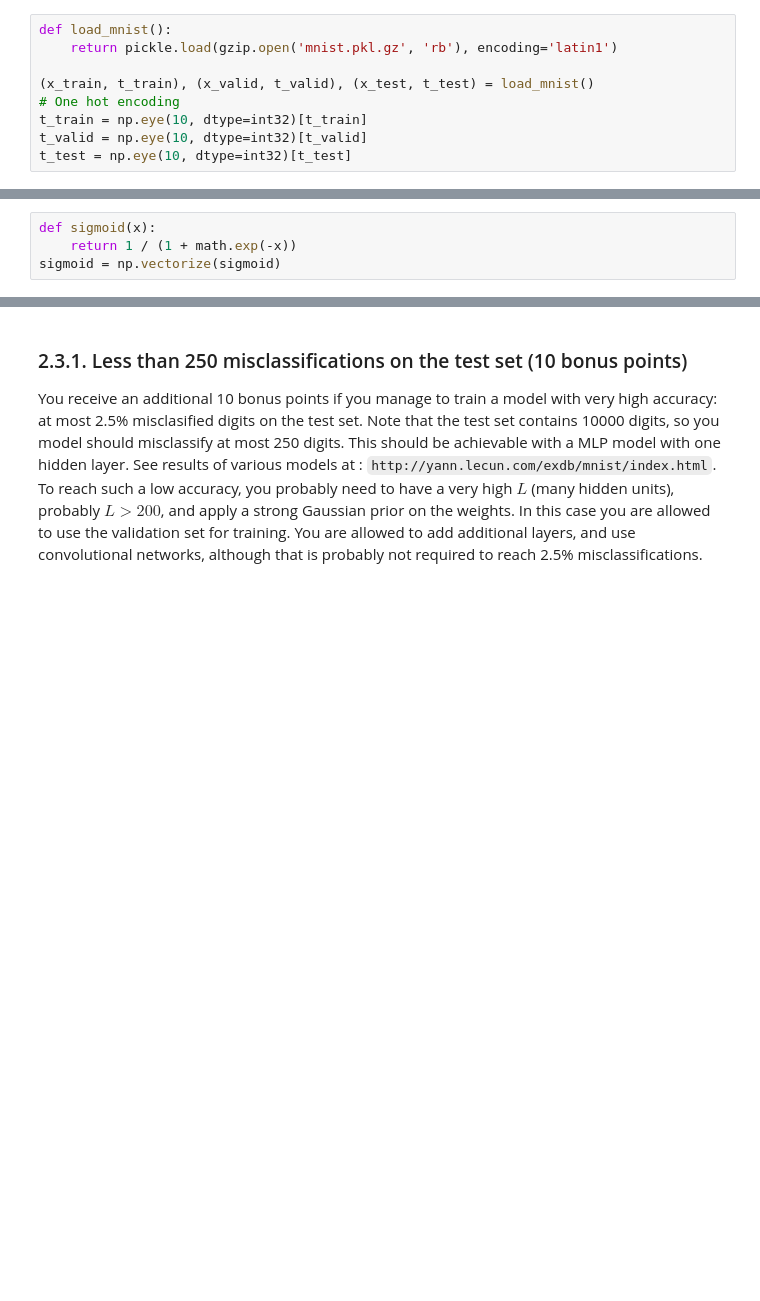
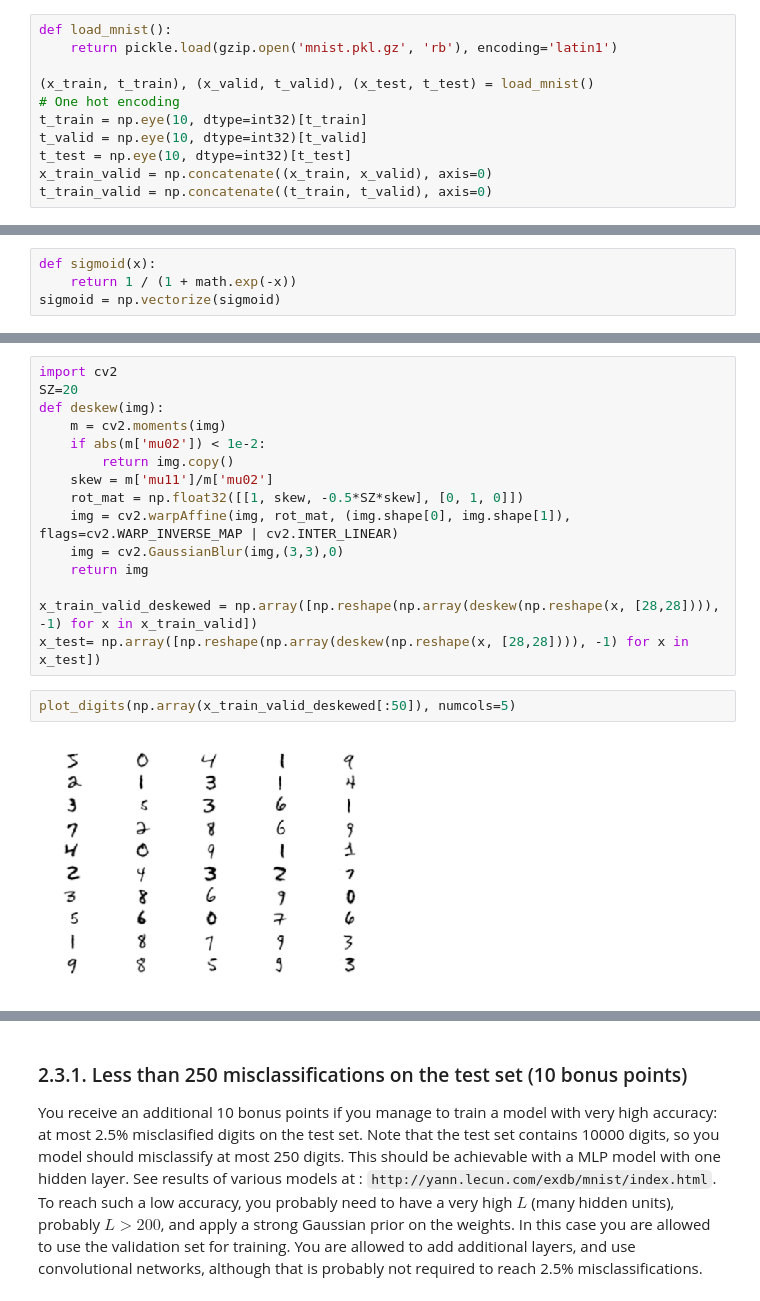
Before and after one commit to bogdanteleaga/ML1, a Jupyter notebook: lab2/lab02_Keijzer_Teleaga.ipynb, the cells around one changed output, grey strips where cells are left out. Cells and saved outputs as stored; diff of their text form; blank space fills up the shorter version.

```diff
--- a/lab2/lab02_Keijzer_Teleaga.ipynb
+++ b/lab2/lab02_Keijzer_Teleaga.ipynb
@@ -59,6 +61,8 @@ def load_mnist():
 t_train = np.eye(10, dtype=int32)[t_train]
 t_valid = np.eye(10, dtype=int32)[t_valid]
 t_test = np.eye(10, dtype=int32)[t_test]
+x_train_valid = np.concatenate((x_train, x_valid), axis=0)
+t_train_valid = np.concatenate((t_train, t_valid), axis=0)
 # %% [markdown]
 The tuples represent train, validation and test sets. The first element (`x_train`, `x_valid`, `x_test`) of each tuple is a $N \times M$ matrix, where $N$ is the number of datapoints and $M = 28^2 = 784$ is the dimensionality of the data. The second element (`t_train`, `t_valid`, `t_test`) of each tuple is the corresponding $N$-dimensional vector of integers, containing the true class labels.
 
@@ -392 +443,20 @@ def msgd_iter(x_train, t_train, W, b, V, a):
+# %%
+import cv2
+SZ=20
+def deskew(img):
+    m = cv2.moments(img)
+    if abs(m['mu02']) < 1e-2:
+        return img.copy()
+    skew = m['mu11']/m['mu02']
+    rot_mat = np.float32([[1, skew, -0.5*SZ*skew], [0, 1, 0]])
+    img = cv2.warpAffine(img, rot_mat, (img.shape[0], img.shape[1]), flags=cv2.WARP_INVERSE_MAP | cv2.INTER_LINEAR)
+    img = cv2.GaussianBlur(img,(3,3),0)
+    return img
+
+x_train_valid_deskewed = np.array([np.reshape(np.array(deskew(np.reshape(x, [28,28]))), -1) for x in x_train_valid])
+x_test= np.array([np.reshape(np.array(deskew(np.reshape(x, [28,28]))), -1) for x in x_test])
+# %%
+plot_digits(np.array(x_train_valid_deskewed[:50]), numcols=5)
+# %% [output]
+[figure, added]
 # %%
```
Also changed, not shown: parts of 11 cells of this notebook.
